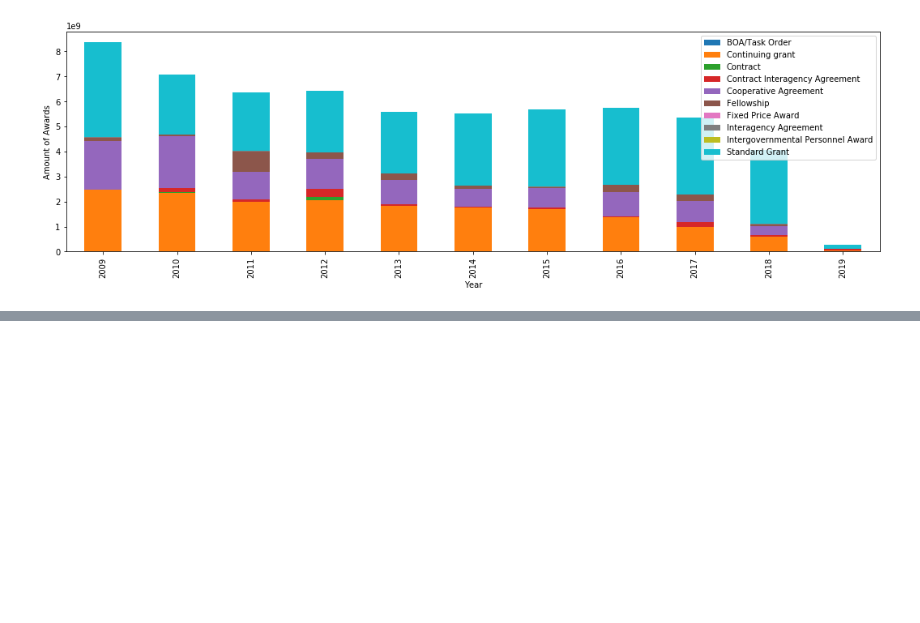
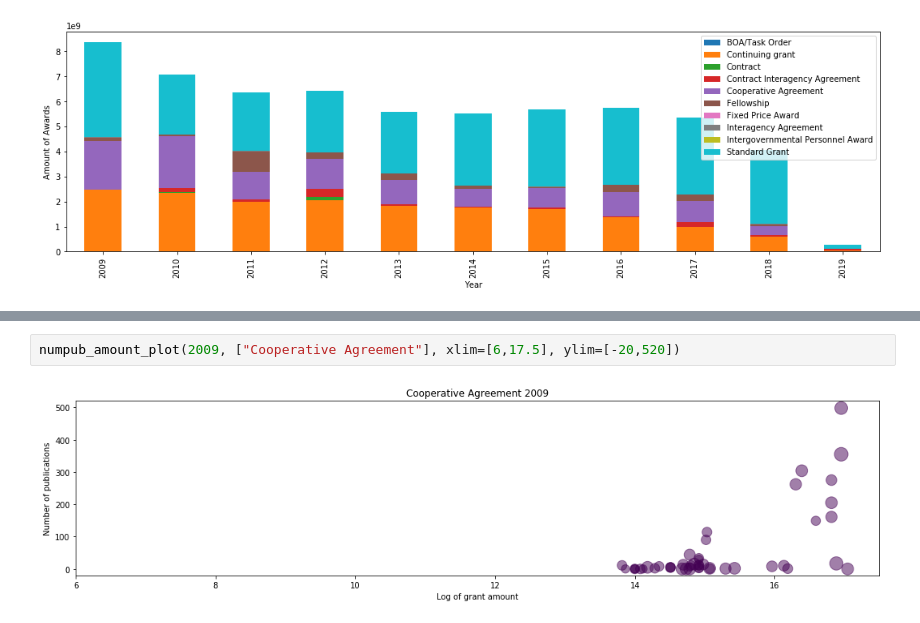
Before and after one commit to shinminjeong/citetrends, a Jupyter notebook: grantpub/nsf_grant_plot.ipynb, the cells around one changed output, grey strips where cells are left out. Drawn from its saved outputs; the diff is of its cells as text; blank space fills up the shorter version.

```diff
--- a/grantpub/nsf_grant_plot.ipynb
+++ b/grantpub/nsf_grant_plot.ipynb
@@ -51,0 +86,4 @@ plt.show()
+# %%
+numpub_amount_plot(2009, ["Cooperative Agreement"], xlim=[6,17.5], ylim=[-20,520])
+# %% [output]
+[figure, added]
```
Also changed, not shown: parts of 5 cells of this notebook, 2 other files.
